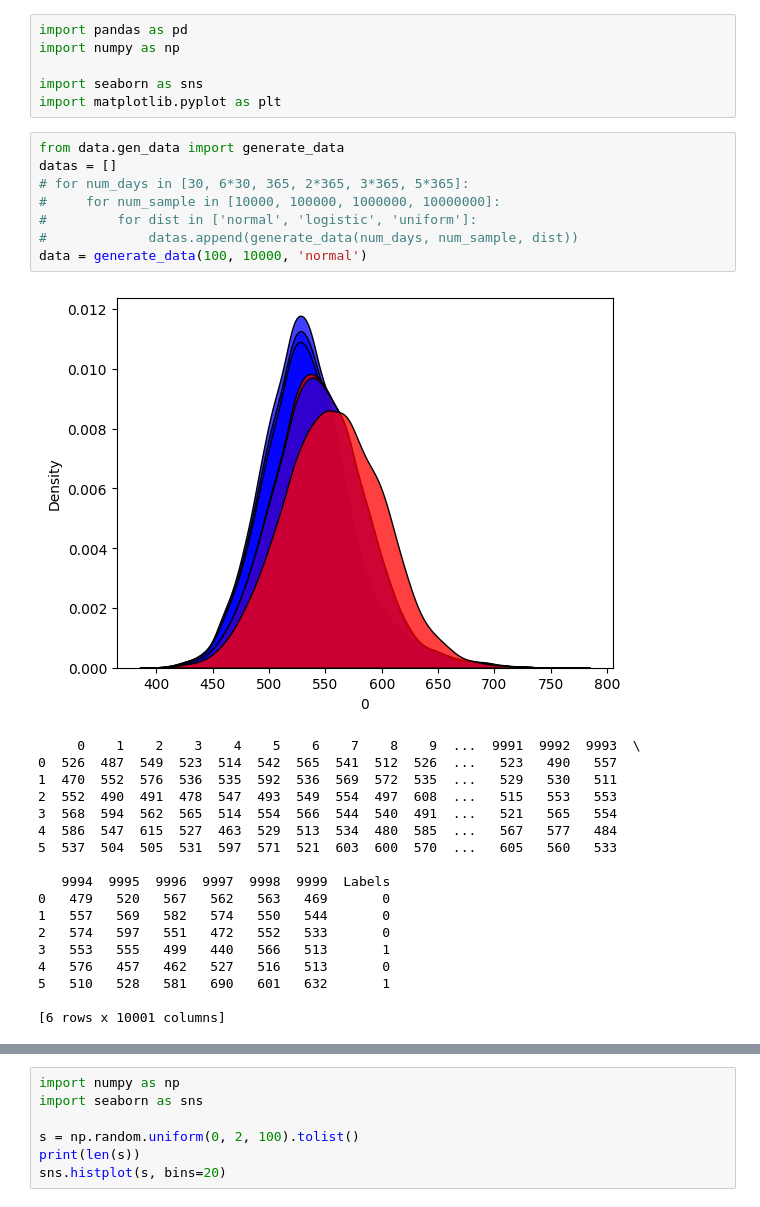
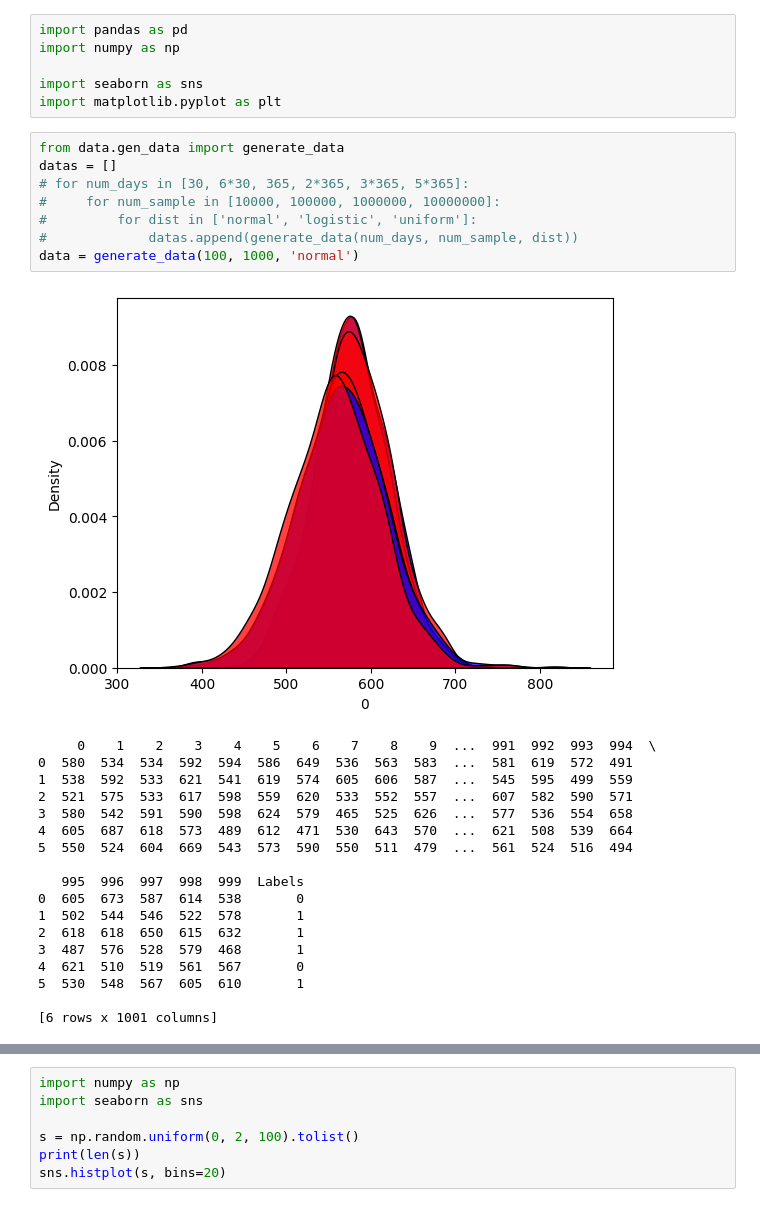
Before and after one commit to hungpham13/Distributed-data-discretization, a Jupyter notebook: Equal-Binning.ipynb, the cells around one changed output, grey strips where cells are left out. Cells and saved outputs as stored; diff of their text form.

```diff
--- a/Equal-Binning.ipynb
+++ b/Equal-Binning.ipynb
@@ -29,27 +29,27 @@ import matplotlib.pyplot as plt
 # %%
 from data.gen_data import generate_data
 datas = []
 # for num_days in [30, 6*30, 365, 2*365, 3*365, 5*365]:
 #     for num_sample in [10000, 100000, 1000000, 10000000]:
 #         for dist in ['normal', 'logistic', 'uniform']:
 #             datas.append(generate_data(num_days, num_sample, dist))
-data = generate_data(100, 10000, 'normal')
+data = generate_data(100, 1000, 'normal')
 # %% [output]
-[figure, old version]
+[figure, new version]
-     0    1    2    3    4    5    6    7    8    9  ...  9991  9992  9993  \
-0  526  487  549  523  514  542  565  541  512  526  ...   523   490   557
-1  470  552  576  536  535  592  536  569  572  535  ...   529   530   511
-2  552  490  491  478  547  493  549  554  497  608  ...   515   553   553
-3  568  594  562  565  514  554  566  544  540  491  ...   521   565   554
-4  586  547  615  527  463  529  513  534  480  585  ...   567   577   484
-5  537  504  505  531  597  571  521  603  600  570  ...   605   560   533
+     0    1    2    3    4    5    6    7    8    9  ...  991  992  993  994  \
+0  580  534  534  592  594  586  649  536  563  583  ...  581  619  572  491
+1  538  592  533  621  541  619  574  605  606  587  ...  545  595  499  559
+2  521  575  533  617  598  559  620  533  552  557  ...  607  582  590  571
+3  580  542  591  590  598  624  579  465  525  626  ...  577  536  554  658
+4  605  687  618  573  489  612  471  530  643  570  ...  621  508  539  664
+5  550  524  604  669  543  573  590  550  511  479  ...  561  524  516  494
 
-   9994  9995  9996  9997  9998  9999  Labels
-0   479   520   567   562   563   469       0
-1   557   569   582   574   550   544       0
-2   574   597   551   472   552   533       0
-3   553   555   499   440   566   513       1
-4   576   457   462   527   516   513       0
-5   510   528   581   690   601   632       1
+   995  996  997  998  999  Labels
+0  605  673  587  614  538       0
+1  502  544  546  522  578       1
+2  618  618  650  615  632       1
+3  487  576  528  579  468       1
+4  621  510  519  561  567       0
+5  530  548  567  605  610       1
 
-[6 rows x 10001 columns]
+[6 rows x 1001 columns]
```
Also changed, not shown: parts of 1 cell of this notebook, 1 other file.
